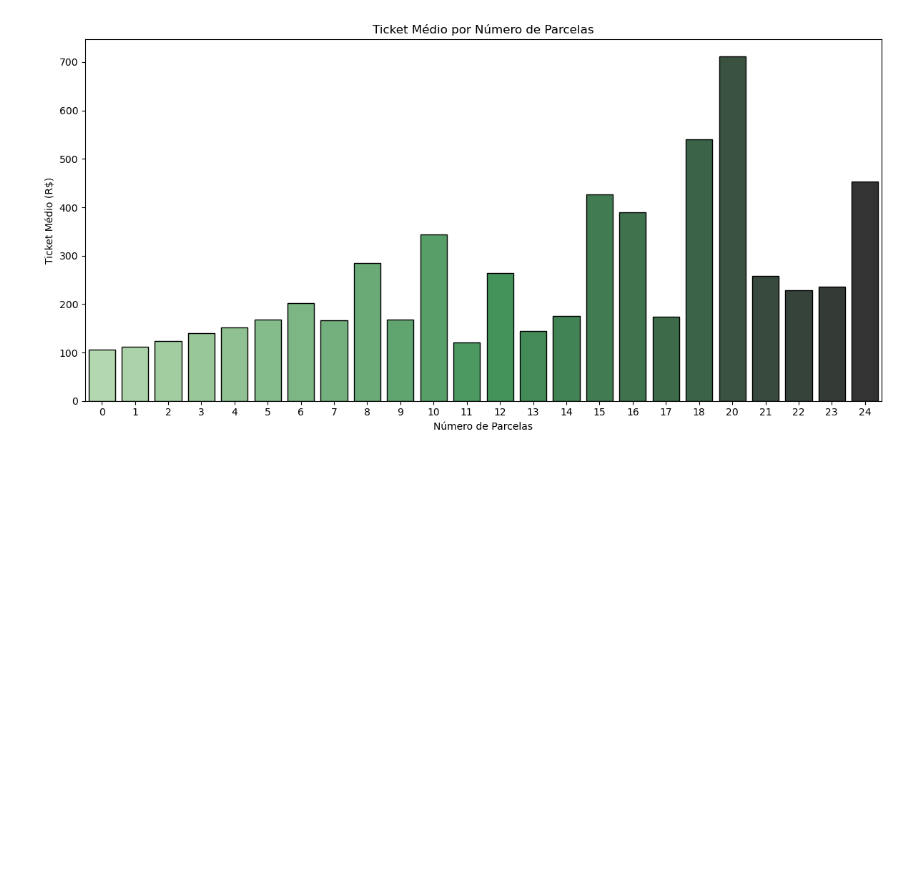
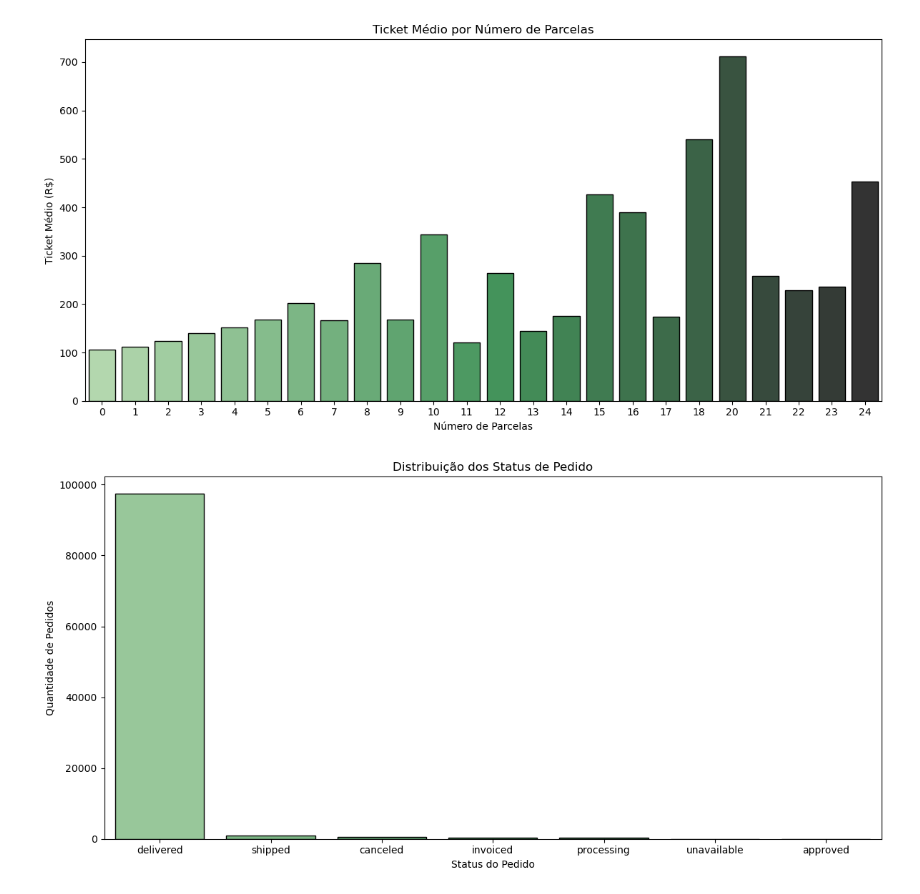
Before and after one commit to LucasArauj99/e-commerce_analytics, a Jupyter notebook: notebooks/03_sales_analysis.ipynb, the cells around one changed output. Cells and saved outputs as stored; diff of their text form; code cells hidden in the pictures; blank space fills up the shorter version.

```diff
--- a/notebooks/03_sales_analysis.ipynb
+++ b/notebooks/03_sales_analysis.ipynb
@@ -153,3 +173,20 @@ plt.tight_layout()
 plt.show()
 # %% [output]
 [figure]
+# %%
+#5. Status dos pedidos
+#Proporção de cada order_status (cancelado, entregue, etc).
+
+#Comparar faturamento apenas de pedidos entregues vs todos os pedidos.
+status_counts = df['order_status'].value_counts().reset_index()
+status_counts.columns = ['order_status', 'count']
+
+plt.figure(figsize=(12, 6))
+sns.barplot(data=status_counts, x='order_status', y='count', hue='order_status', palette="Greens_d", edgecolor='black')
+plt.title('Distribuição dos Status de Pedido')
+plt.xlabel('Status do Pedido')
+plt.ylabel('Quantidade de Pedidos')
+plt.tight_layout()
+plt.show()
+# %% [output]
+[figure, added]
```
Also changed, not shown: parts of 14 cells of this notebook.
